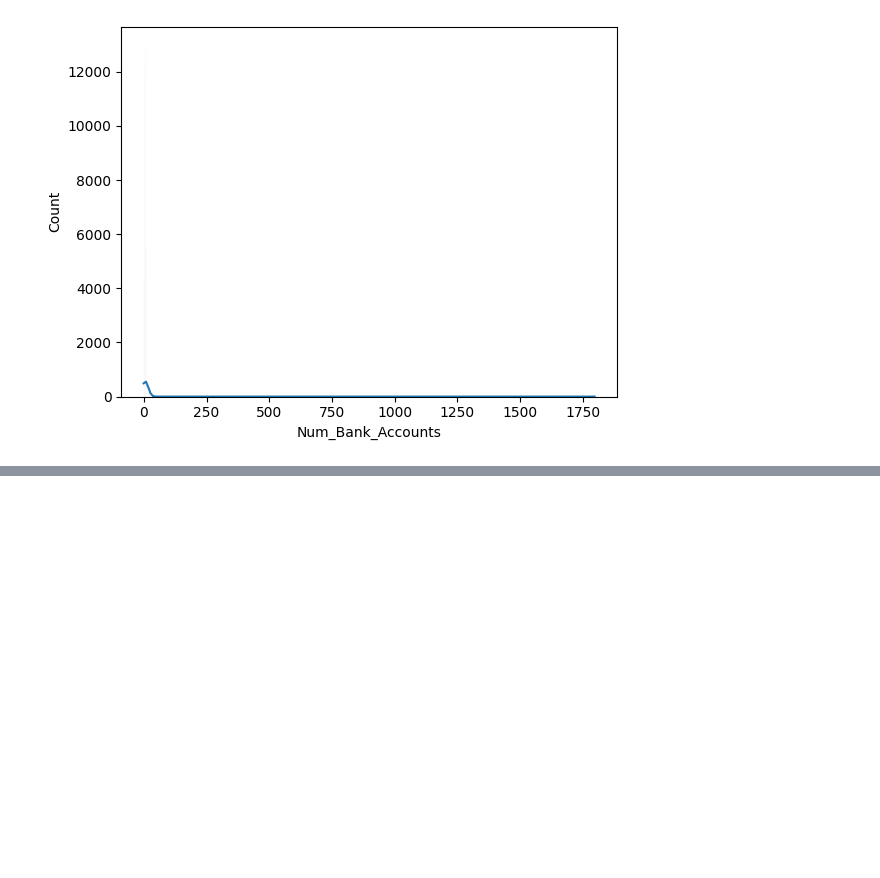
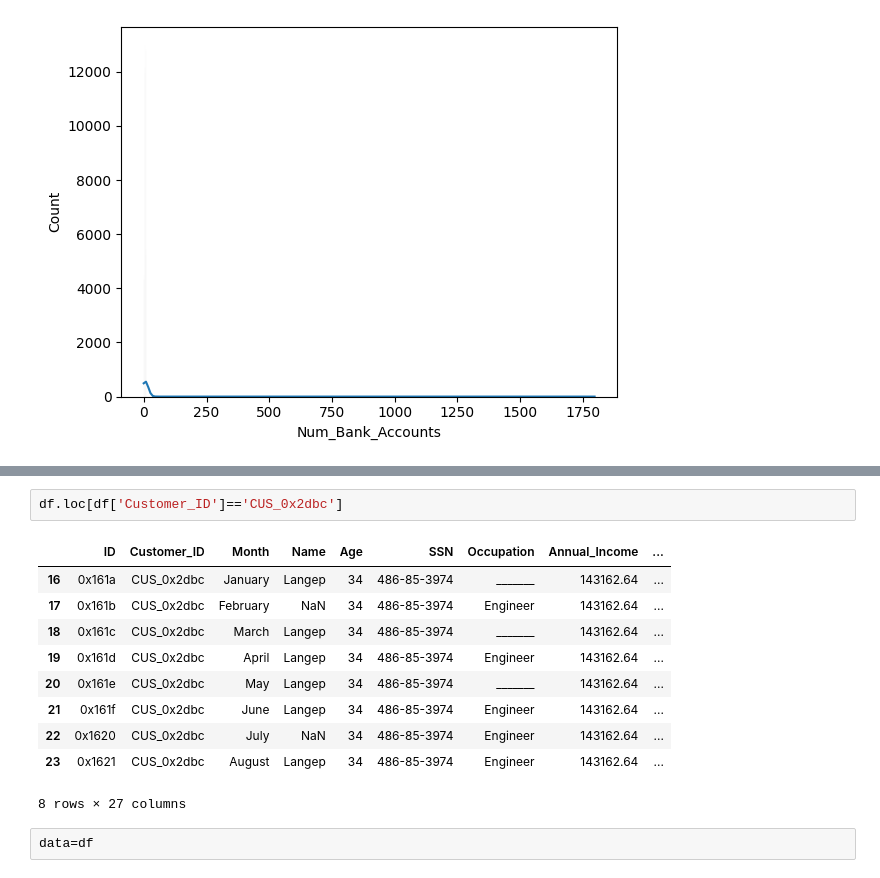
Before and after one commit to Jayaprakash1710/Credit-Score-Calculation, a Jupyter notebook: Credit_score_calculation.ipynb, the cells around one changed output, grey strips where cells are left out. Drawn from its saved outputs; the diff is of its cells as text; blank space fills up the shorter version.

```diff
--- a/Credit_score_calculation.ipynb
+++ b/Credit_score_calculation.ipynb
@@ -111,0 +175,15 @@ sns.histplot(df['Num_Bank_Accounts'],kde=True)
+# %%
+df.loc[df['Customer_ID']=='CUS_0x2dbc']
+# %% [output]
+|  | ID | Customer_ID | Month | Name | Age | SSN | Occupation | Annual_Income | ... |
+| 16 | 0x161a | CUS_0x2dbc | January | Langep | 34 | 486-85-3974 | _______ | 143162.64 | ... |
+| 17 | 0x161b | CUS_0x2dbc | February | NaN | 34 | 486-85-3974 | Engineer | 143162.64 | ... |
+| 18 | 0x161c | CUS_0x2dbc | March | Langep | 34 | 486-85-3974 | _______ | 143162.64 | ... |
+| 19 | 0x161d | CUS_0x2dbc | April | Langep | 34 | 486-85-3974 | Engineer | 143162.64 | ... |
+| 20 | 0x161e | CUS_0x2dbc | May | Langep | 34 | 486-85-3974 | _______ | 143162.64 | ... |
+| 21 | 0x161f | CUS_0x2dbc | June | Langep | 34 | 486-85-3974 | Engineer | 143162.64 | ... |
+| 22 | 0x1620 | CUS_0x2dbc | July | NaN | 34 | 486-85-3974 | Engineer | 143162.64 | ... |
+| 23 | 0x1621 | CUS_0x2dbc | August | Langep | 34 | 486-85-3974 | Engineer | 143162.64 | ... |
+8 rows × 27 columns
+# %%
+data=df
```
Also changed, not shown: parts of 11 cells of this notebook.
